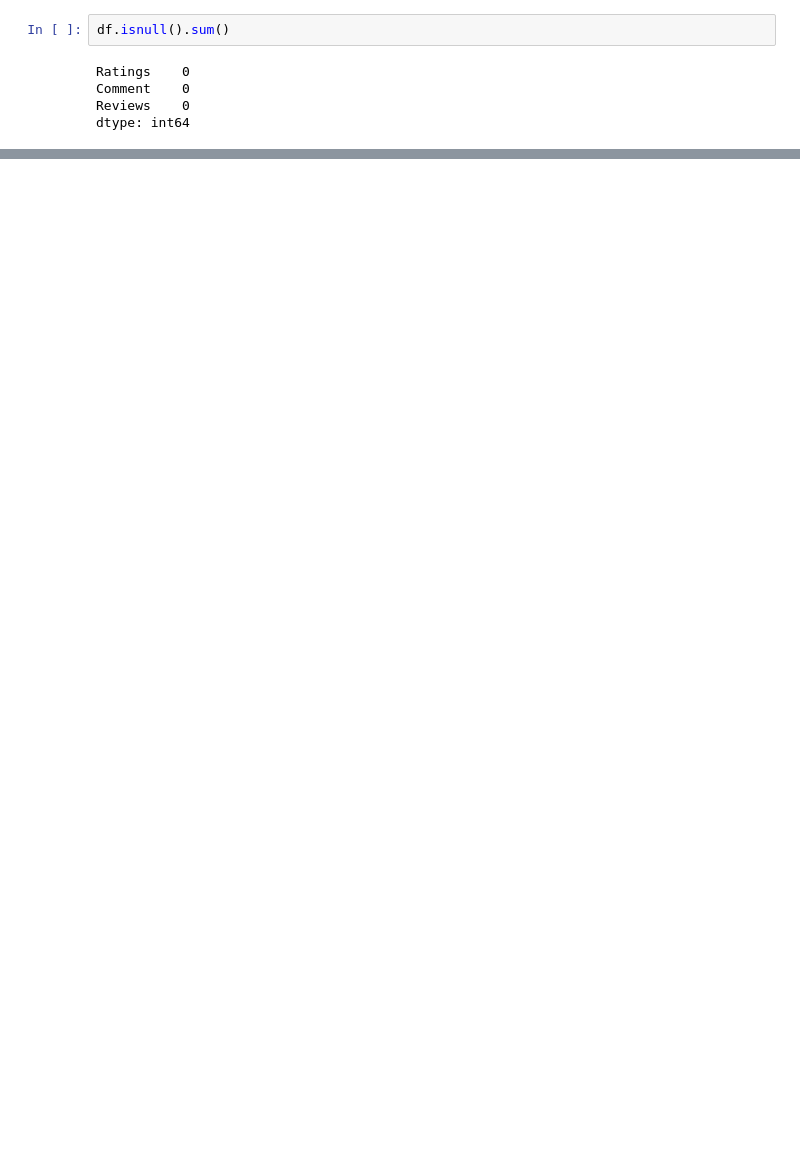
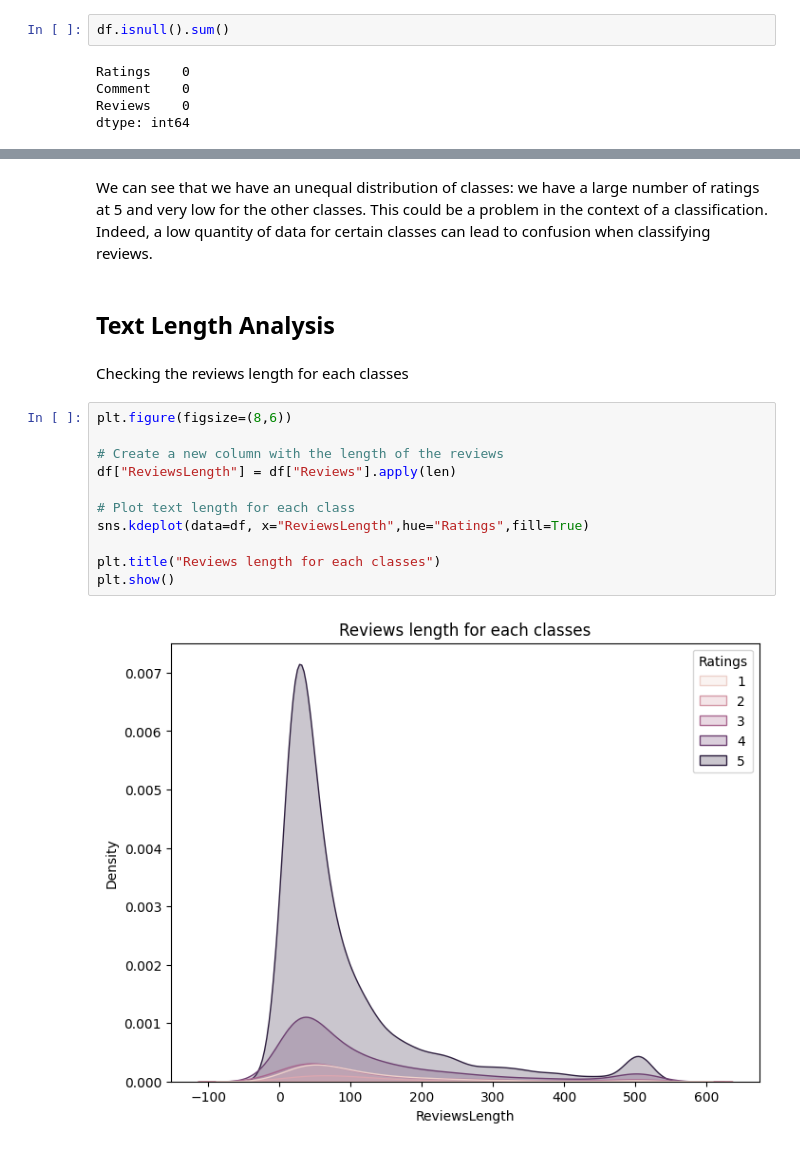
Before and after one commit to adozz78/NLP_Iphone_Project, a Jupyter notebook: Exploratory_data_analysis.ipynb, the cells around one changed output, grey strips where cells are left out. Drawn from its saved outputs; the diff is of its cells as text; blank space fills up the shorter version.

Commit message:
Edit the first notebook : exploratory data analysis

```diff
--- a/Exploratory_data_analysis.ipynb
+++ b/Exploratory_data_analysis.ipynb
@@ -51,0 +85,19 @@ Name: Ratings, dtype: int64
+# %% [markdown]
+We can see that we have an unequal distribution of classes: we have a large number of ratings at 5 and very low for the other classes. This could be a problem in the context of a classification. Indeed, a low quantity of data for certain classes can lead to confusion when classifying reviews.
+# %% [markdown]
+## Text Length Analysis
+# %% [markdown]
+Checking the reviews length for each classes
+# %%
+plt.figure(figsize=(8,6))
+
+# Create a new column with the length of the reviews
+df["ReviewsLength"] = df["Reviews"].apply(len)
+
+# Plot text length for each class
+sns.kdeplot(data=df, x="ReviewsLength",hue="Ratings",fill=True)
+
+plt.title("Reviews length for each classes")
+plt.show()
+# %% [output]
+[figure, added]
```
Also changed, not shown: parts of 17 cells of this notebook.
